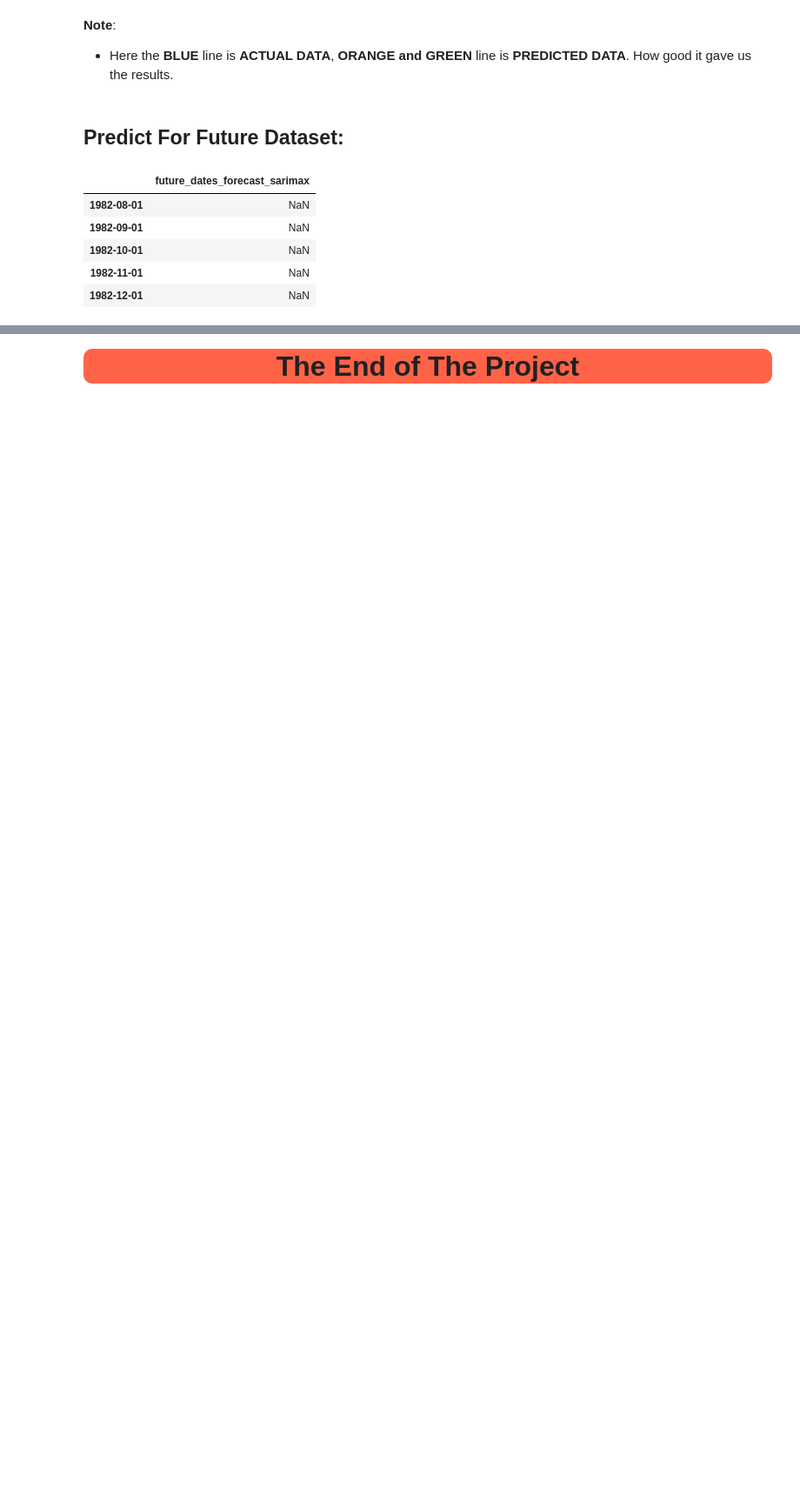
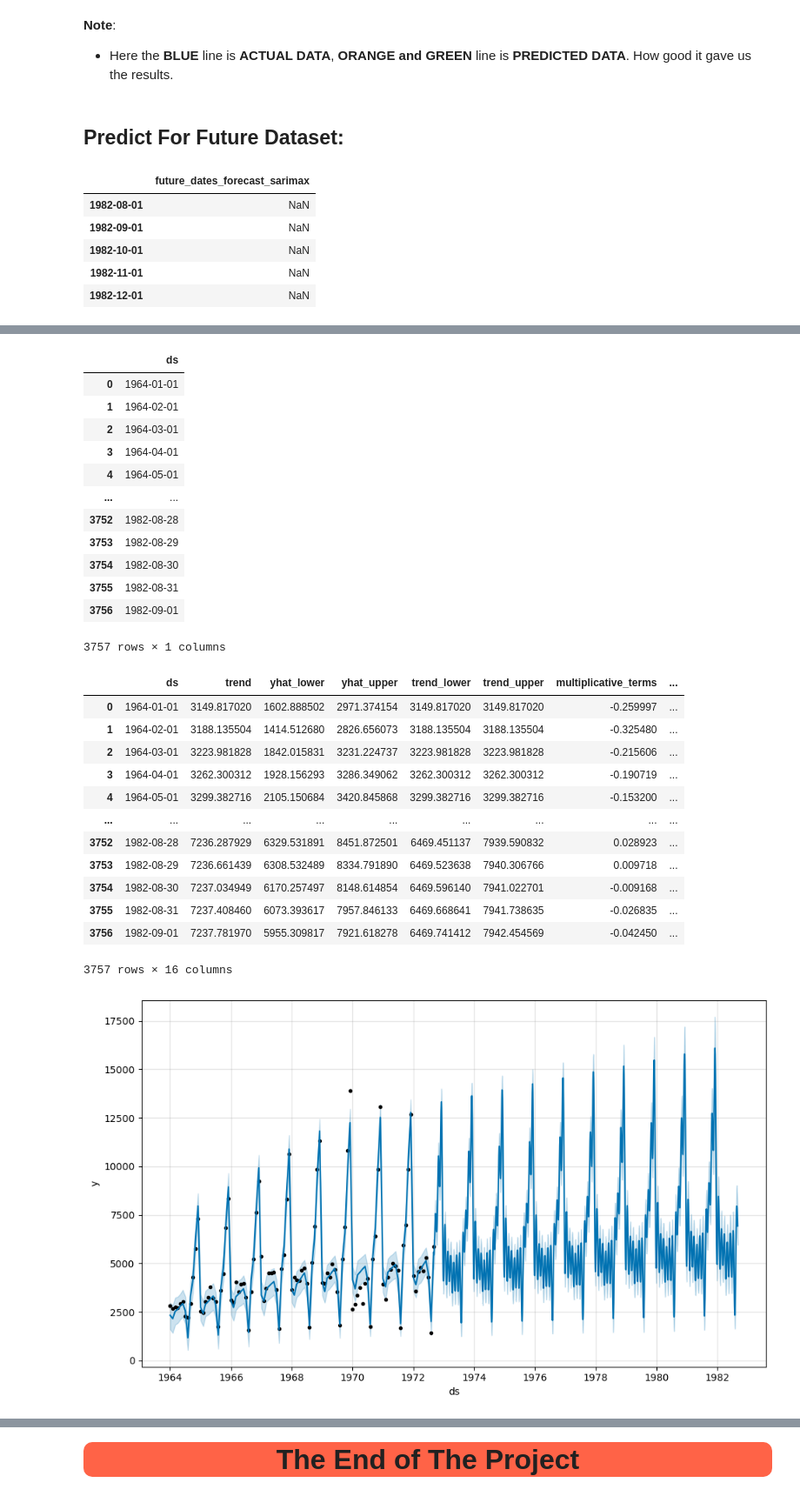
Before and after one commit to celik-muhammed/DL_Deploy_Time_Series-Product-Sales-Project, a Jupyter notebook: ml_time_series_deploy_product_sales_prediction_v1.ipynb, the cells around one changed output, grey strips where cells are left out. Shown at 87% size. Saved outputs shown, nothing was run; the diff lists cells and outputs as text; code cells hidden in the pictures; blank space fills up the shorter version.

```diff
--- a/ml_time_series_deploy_product_sales_prediction_v1.ipynb
+++ b/ml_time_series_deploy_product_sales_prediction_v1.ipynb
@@ -951,0 +969,13 @@ future_df[['Sales', 'future_dates_forecast_sarimax']].plot(figsize=(12, 8));
+# %%
+df = pd.read_csv(r'./perrin-freres-monthly-champagne-sales.csv') # parse_dates=['Month'], index_col='Month'
+
+# prepare PROPHET expected column names, Cleaning up the data, Drop last 2 rows
+df.columns = ['ds', 'y']
+df.dropna(inplace=True)
+
+# Convert Month into Datetime
+df['ds'] = pd.to_datetime(df['ds'])
+
+# Check the data type
+display(df.dtypes)
+df
@@ -951,0 +999,8 @@ future_df[['Sales', 'future_dates_forecast_sarimax']].plot(figsize=(12, 8));
+# %%
+m        = Prophet(growth='linear', seasonality_mode='multiplicative').fit(df)
+future   = m.make_future_dataframe(periods=3652)
+forecast = m.predict(future)
+display(future, forecast)
+
+fig    = m.plot(forecast)
+# %% [output]
@@ -951,0 +1009,27 @@ future_df[['Sales', 'future_dates_forecast_sarimax']].plot(figsize=(12, 8));
+|  | ds |
+| 0 | 1964-01-01 |
+| 1 | 1964-02-01 |
+| 2 | 1964-03-01 |
+| 3 | 1964-04-01 |
+| 4 | 1964-05-01 |
+| ... | ... |
+| 3752 | 1982-08-28 |
+| 3753 | 1982-08-29 |
+| 3754 | 1982-08-30 |
+| 3755 | 1982-08-31 |
+| 3756 | 1982-09-01 |
+3757 rows × 1 columns
+|  | ds | trend | yhat_lower | yhat_upper | trend_lower | trend_upper | multiplicative_terms | ... |
+| 0 | 1964-01-01 | 3149.817020 | 1602.888502 | 2971.374154 | 3149.817020 | 3149.817020 | -0.259997 | ... |
+| 1 | 1964-02-01 | 3188.135504 | 1414.512680 | 2826.656073 | 3188.135504 | 3188.135504 | -0.325480 | ... |
+| 2 | 1964-03-01 | 3223.981828 | 1842.015831 | 3231.224737 | 3223.981828 | 3223.981828 | -0.215606 | ... |
+| 3 | 1964-04-01 | 3262.300312 | 1928.156293 | 3286.349062 | 3262.300312 | 3262.300312 | -0.190719 | ... |
+| 4 | 1964-05-01 | 3299.382716 | 2105.150684 | 3420.845868 | 3299.382716 | 3299.382716 | -0.153200 | ... |
+| ... | ... | ... | ... | ... | ... | ... | ... | ... |
+| 3752 | 1982-08-28 | 7236.287929 | 6329.531891 | 8451.872501 | 6469.451137 | 7939.590832 | 0.028923 | ... |
+| 3753 | 1982-08-29 | 7236.661439 | 6308.532489 | 8334.791890 | 6469.523638 | 7940.306766 | 0.009718 | ... |
+| 3754 | 1982-08-30 | 7237.034949 | 6170.257497 | 8148.614854 | 6469.596140 | 7941.022701 | -0.009168 | ... |
+| 3755 | 1982-08-31 | 7237.408460 | 6073.393617 | 7957.846133 | 6469.668641 | 7941.738635 | -0.026835 | ... |
+| 3756 | 1982-09-01 | 7237.781970 | 5955.309817 | 7921.618278 | 6469.741412 | 7942.454569 | -0.042450 | ... |
+3757 rows × 16 columns
+[figure, added]
```
Also changed, not shown: parts of 14 cells of this notebook.
